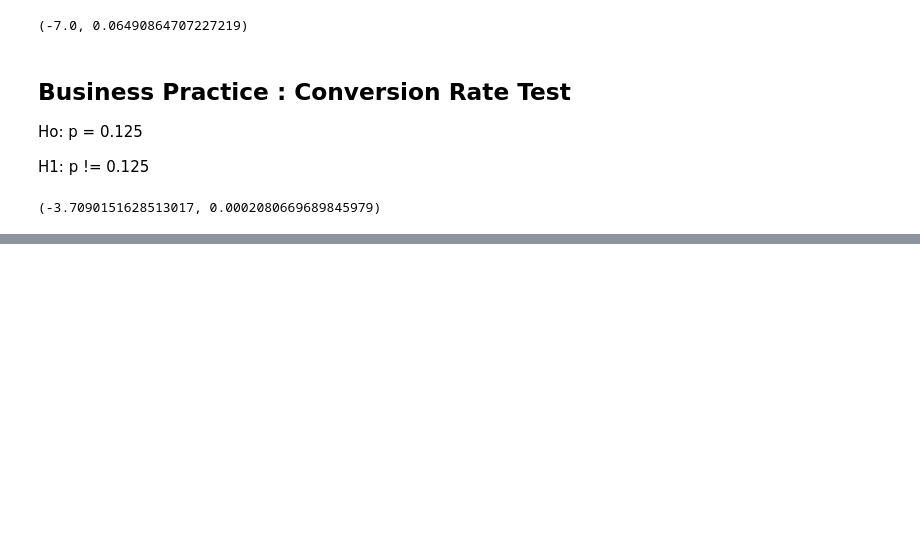
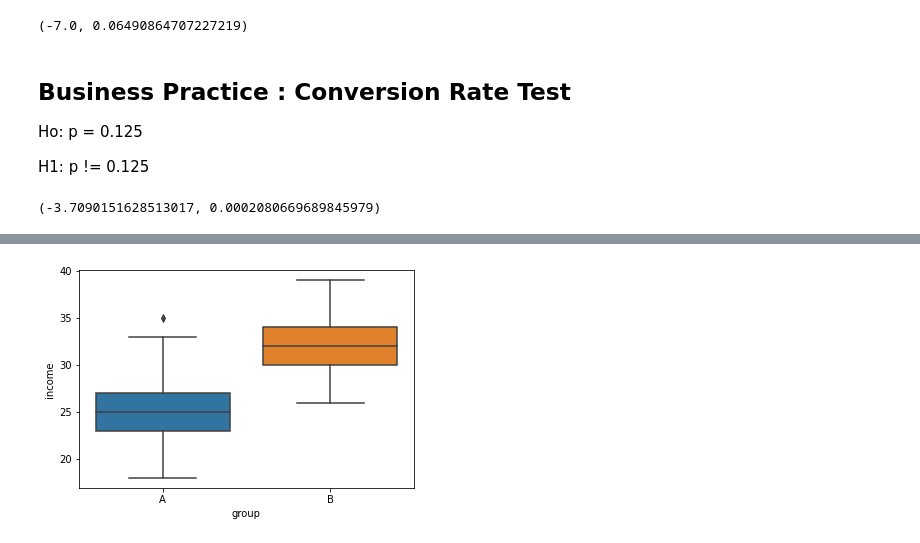
Before and after one commit to bevirgen/Data-Science---Artificial-Intelligence, a Jupyter notebook: 4. Statistic For Data Science/Theories And Practices/statistic.ipynb, the cells around one changed output, grey strips where cells are left out. Drawn from its saved outputs; the diff is of its cells as text; code cells hidden in the pictures; blank space fills up the shorter version.

```diff
--- a/4. Statistic For Data Science/Theories And Practices/statistic.ipynb
+++ b/4. Statistic For Data Science/Theories And Practices/statistic.ipynb
@@ -287,0 +309,25 @@ proportions_ztest(count, nobs, value) # refused Ho Hypothesis, %95 confidence
+# %%
+# Data Type II
+A = pd.DataFrame([30,27,21,27,29,30,20,20,27,35,22,24,23,25,27,23,27,
+                  23,25,21,18,24,26,33,26,27,28,19,25]) #old data
+
+B = pd.DataFrame([37,39,31,31,34,38,30,36,29,28,38,28,37,37,30,32,31,
+                  31,27,32,33,33,31,32,33,26,32,33,29]) # new data
+
+# A and A's group
+group_A = np.arange(len(A))
+group_A = pd.DataFrame(group_A)
+group_A[:] = 'A'
+A = pd.concat([A, group_A], axis = 1)
+
+# B and B's group
+group_B = np.arange(len(B))
+group_B = pd.DataFrame(group_B)
+group_B[:] = 'B'
+B = pd.concat([B, group_B], axis = 1)
+
+# All data
+AB = pd.concat([A,B])
+AB.columns = ['income', 'group']
+print(AB.head(),'\n')
+print(AB.tail())
@@ -287,0 +348,4 @@ proportions_ztest(count, nobs, value) # refused Ho Hypothesis, %95 confidence
+# %%
+sns.boxplot(x = 'group', y = 'income', data = AB);
+# %% [output]
+[figure, added]
```
Also changed, not shown: parts of 27 cells of this notebook.
